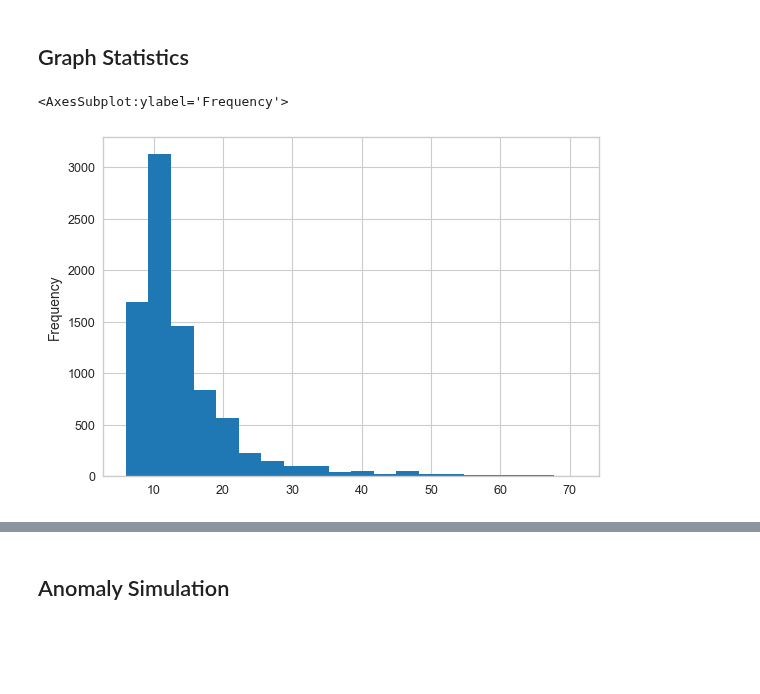
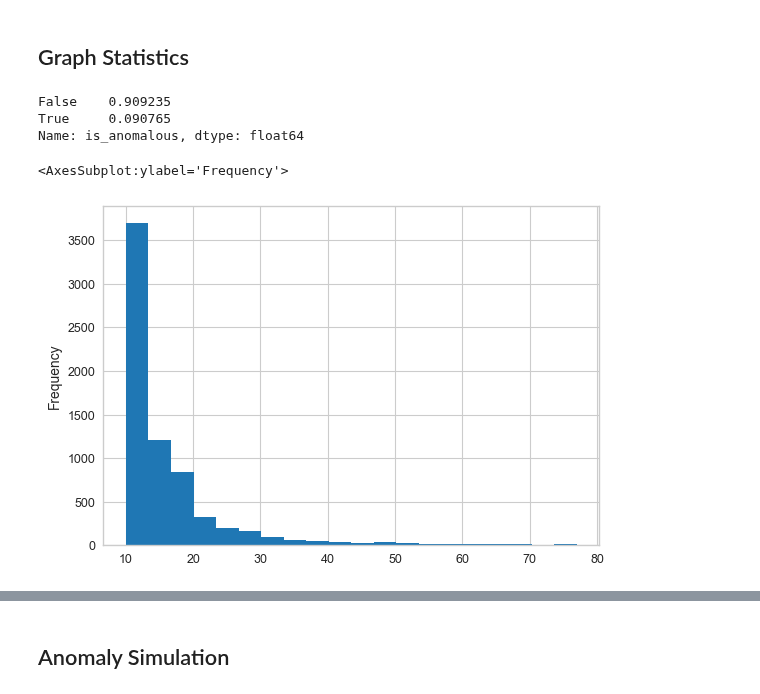
Before and after one commit to domvwt/msc-thesis, a Jupyter notebook: notebooks/18-graph-visualisation.ipynb, the cells around one changed output, grey strips where cells are left out. Drawn from its saved outputs; the diff is of its cells as text; code cells hidden in the pictures; blank space fills up the shorter version.

```diff
--- a/notebooks/18-graph-visualisation.ipynb
+++ b/notebooks/18-graph-visualisation.ipynb
@@ -49,17 +49,23 @@ edges_post_df = pd.read_parquet(conf_dict["edges_features"])
 # %% [markdown]
 ## Graph Statistics
+# %%
+edges_post_df.is_anomalous.value_counts(normalize=True)
+# %% [output]
+False    0.909235
+True     0.090765
+Name: is_anomalous, dtype: float64
 # %%
 # Get component sizes
 component_sizes_pre = edges_pre_df.groupby("component").agg({
     "src": "count"
 })
 # Select 99% of components
-component_sizes_pre = component_sizes_pre.sort_values("src", ascending=True)
+component_sizes_pre = component_sizes_pre.sort_values("src", ascending=True).query("src > 9")
 component_sizes_pre = component_sizes_pre.iloc[:int(len(component_sizes_pre) * 0.99)]
 component_sizes_pre["src"].plot.hist(bins=20, label="Normal")
 # %% [output]
 <AxesSubplot:ylabel='Frequency'>
-[figure, old version]
+[figure, new version]
 # %%
 graph_post = nx.from_pandas_edgelist(edges_post_df, "src", "dst")
 # %%
```
Also changed, not shown: parts of 12 cells of this notebook, 4 other files.
